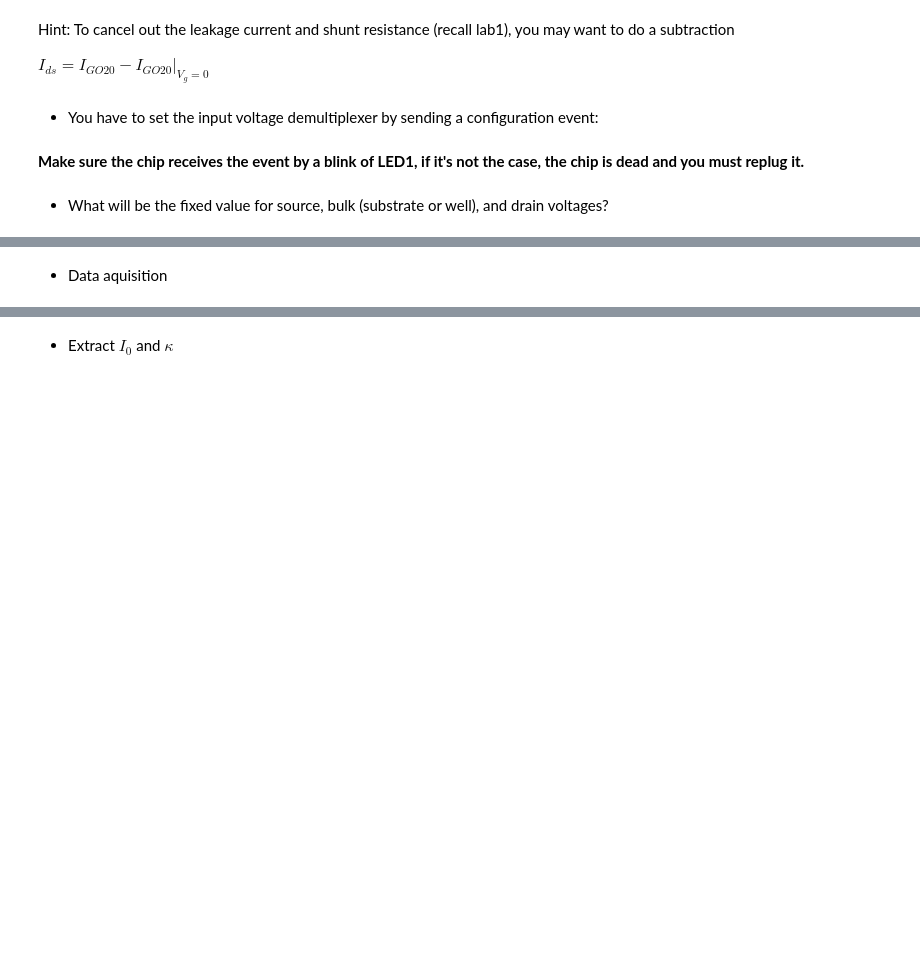
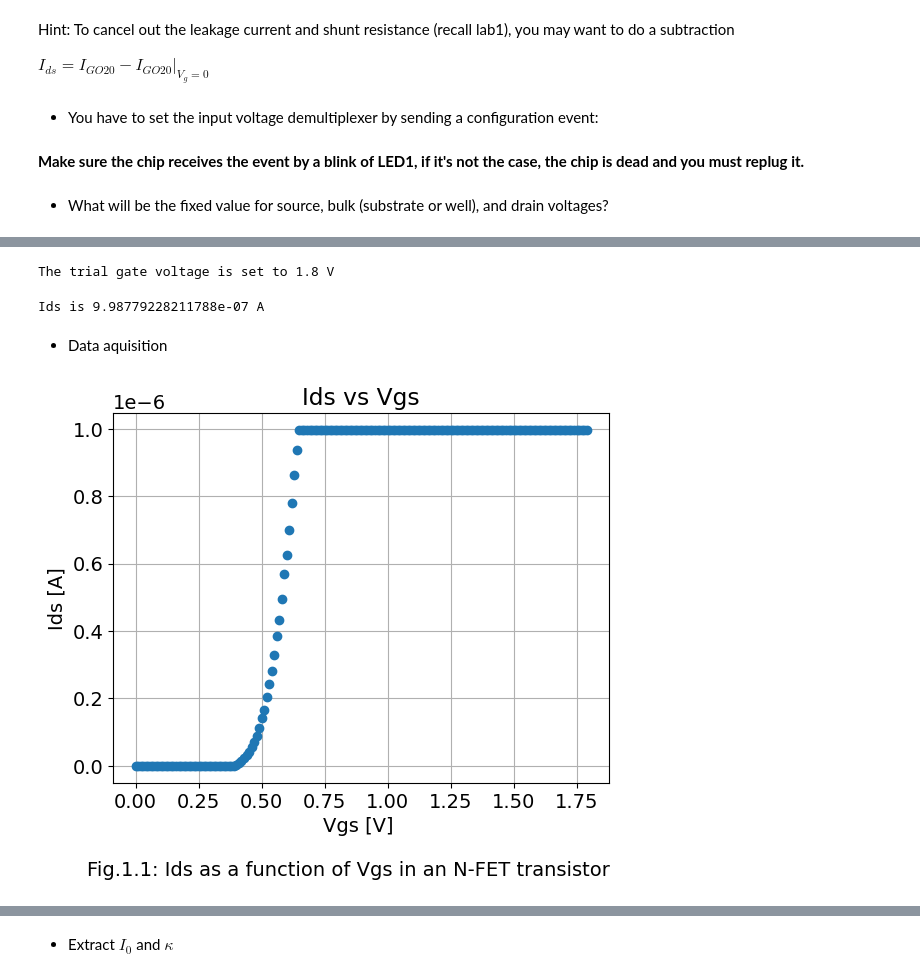
Before and after one commit to daggermaster3000/NE1, a Jupyter notebook: TP2/2022_Lab2_SubThr_GroupNumber_FirstName_LastName.ipynb, the cells around one changed output, grey strips where cells are left out. Saved outputs shown, nothing was run; the diff lists cells and outputs as text; code cells hidden in the pictures; blank space fills up the shorter version.

```diff
--- a/TP2/2022_Lab2_SubThr_GroupNumber_FirstName_LastName.ipynb
+++ b/TP2/2022_Lab2_SubThr_GroupNumber_FirstName_LastName.ipynb
@@ -197,6 +199,6 @@ p.send_coach_events(events)
 * What will be the fixed value for source, bulk (substrate or well), and drain voltages?
 # %%
 # set source voltage
-vs_n =
+vs_n = 0
 p.set_voltage(pyplane.DacChannel.GO20,vs_n)
-print("The source voltage is set to {} V".format(...))
+print("The source voltage is set to {} V".format(vs_n))
@@ -203,5 +207,5 @@ print("The source voltage is set to {} V".format(...))
 # %%
 # set drain voltage
-vd_n =
+vd_n = 1.8
 p.set_voltage(pyplane.DacChannel.GO22, vd_n)
-print("The drain voltage is set to {} V".format(...))
+print("The drain voltage is set to {} V".format(vd_n))
@@ -215,18 +224,26 @@ print("Ids is {} A".format(ids_n))
 # %%
 # set trial gate voltage
-vg_n =
+vg_n = 1.8
 p.set_voltage(pyplane.DacChannel.AIN0, vg_n)
-print("The trial gate voltage is set to {} V".format(...))
+print("The trial gate voltage is set to {} V".format(vg_n))
+# %% [output]
+The trial gate voltage is set to 1.8 V
 # %%
 # read Ids, from *Source* --> NOTE THAT THE ADC CHANNEL PIN CHANGES THE NAME FOR THE SOURCE
 ids_n = p.read_current(pyplane.AdcChannel.GO20_N)
 print("Ids is {} A".format(ids_n))
+# %% [output]
+Ids is 9.98779228211788e-07 A
 # %% [markdown]
 * Data aquisition
 # %%
 # sweep gate voltage
 import numpy as np
-Ids_Vg = []
-#leakage = p.read_current(pyplane.AdcChannel.GO20_N)     #do this in cell before
-for voltage in np.arange(0,1.8,0.1):
-    Ids_Vg.append(p.read_current(pyplane.AdcChannel.GO20_N)-leakage)
+Ids_sweep = []
+V_sweep = np.arange(0,1.8,0.01)
+for voltage in V_sweep:
+    #set voltage
+    p.set_voltage(pyplane.DacChannel.AIN0, voltage)
+    #print("The gate voltage is set to {} V".format(voltage))
+    time.sleep(0.05)
+    Ids_sweep.append(p.read_current(pyplane.AdcChannel.GO20_N)-leakage)
@@ -237,3 +250,17 @@ plt.rcParams.update({'font.size': 14})
+# %%
+# plot in linear scale
+plt.rcParams.update({'font.size': 14})
+plt.plot(V_sweep,Ids_sweep,"o")
+plt.xlabel('''Vgs [V]
+
+        Fig.1.1: Ids as a function of Vgs in an N-FET transistor            ''')
+plt.ylabel('Ids [A]')
+plt.title("Ids vs Vgs")
+#plt.legend()
+plt.grid()
+plt.show()
+# %% [output]
+[figure, added]
 # %%
 # if it looks nice in the plot, save it!
 
```
Also changed, not shown: parts of 53 cells of this notebook, 6 other files.
